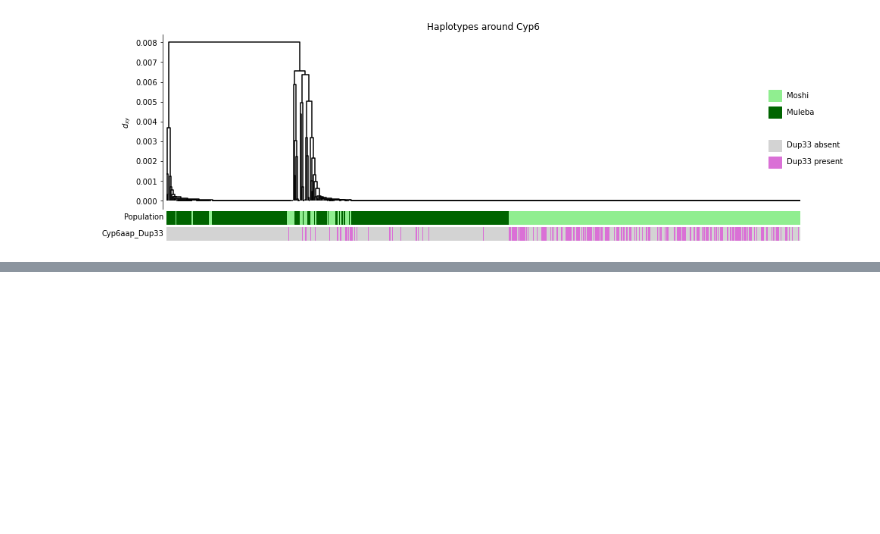
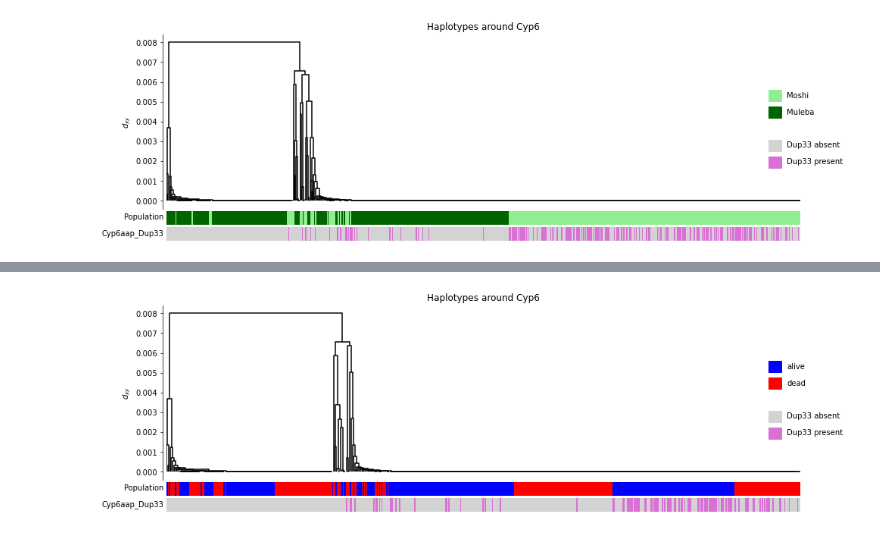
Before and after one commit to vigg-lstm/GAARD_east, a Jupyter notebook: CNV_analysis/sweeps/Cyp6_CNV_haplotypes.ipynb, the cells around one changed output, grey strips where cells are left out. Cells and saved outputs as stored; diff of their text form; code cells hidden in the pictures; blank space fills up the shorter version.

```diff
--- a/CNV_analysis/sweeps/Cyp6_CNV_haplotypes.ipynb
+++ b/CNV_analysis/sweeps/Cyp6_CNV_haplotypes.ipynb
@@ -549,0 +642,28 @@ haptree_region_Dup33
+# %%
+
+# Calculate the distance matrix
+loc_hap_Dup33_delta = loc_hap_Dup33[:, which_delta_Dup33]
+dist = allel.pairwise_distance(loc_hap_Dup33_delta, metric = 'hamming')
+site_filter = ag3.snp_calls(region=haptree_region_Dup33, sample_sets="3.7")['variant_filter_pass_arab']
+n_bases = np.sum(site_filter.values)
+dist_dxy_Dup33 = dist * loc_hap_Dup33_delta.n_variants / n_bases
+
+z = scipy.cluster.hierarchy.linkage(dist_dxy_Dup33, method="complete")
+r = scipy.cluster.hierarchy.dendrogram(
+        z, no_labels=True, count_sort=True,
+        color_threshold=0, no_plot=True,
+        above_threshold_color='k')
+
+# Now let's plot the haplotype clustering tree
+Dup33_hap_status = np.array(['Dup33 absent', 'Dup33 present'])[Dup33_hap_proxy[which_delta_Dup33]]
+draw_hap_cluster_plot(z, r, loc_hap_Dup33_delta,
+                      pop_colour_scheme = phen_colours,
+                      cnv_colour_scheme = dup_colours,
+                      labels_for_pop_colours = hap_meta_Dup33_delta['phenotype'],
+                      labels_for_cnv_colours = Dup33_hap_status,
+                      cnv_name = 'Cyp6aap_Dup33',
+                      title = 'Haplotypes around Cyp6',
+                      fn = 'Cyp6_Dup33_haplotype_clustering_phenotype.png'
+)
+# %% [output]
+[figure, added]
```
Also changed, not shown: parts of 5 cells of this notebook, 5 other files.
